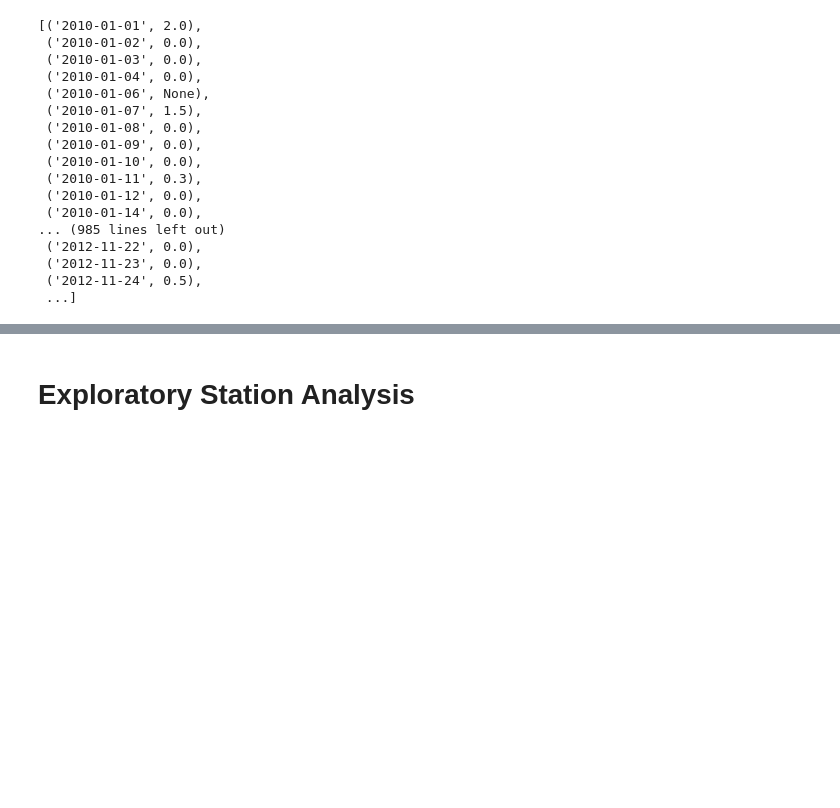
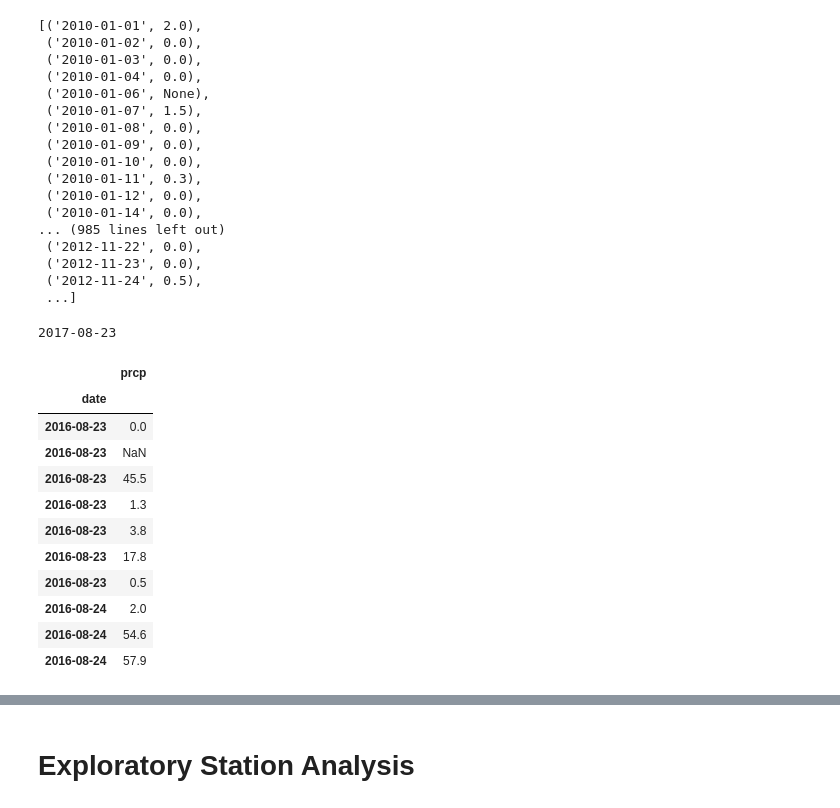
Before and after one commit to RHockley/sqlalchemy-challenge, a Jupyter notebook: Notebooks/climate_starter.ipynb, the cells around one changed output, grey strips where cells are left out. Cells and saved outputs as stored; diff of their text form; code cells hidden in the pictures; blank space fills up the shorter version.

```diff
--- a/Notebooks/climate_starter.ipynb
+++ b/Notebooks/climate_starter.ipynb
@@ -73,4 +74,10 @@ session.query(Measurement.date, Measurement.prcp).all()
  ...]
 # %%
 # Calculate the date one year from the last date in data set.
-last_date = session.query(func.max(Measurement.date)).scalar()
+last_date_query = engine.execute('SELECT date FROM Measurement ORDER BY date desc LIMIT 1')
+for date in last_date_query:
+    last_date = dt.datetime.strptime((date[0]), '%Y-%m-%d').date()
+
+print(last_date)
+# %% [output]
+2017-08-23
@@ -86,0 +90,23 @@ last_date = session.query(func.max(Measurement.date)).scalar()
+# %%
+# Save the query results as a Pandas DataFrame and set the index to the date column
+# Sort the dataframe by date
+# Use Pandas Plotting with Matplotlib to plot the data
+# Use Pandas to calcualte the summary statistics for the precipitation data
+
+
+climate_df = pd.DataFrame(past_year, columns=['date', 'prcp']).sort_values(by='date')
+climate_df.set_index('date', inplace=True)
+climate_df.head(10)
+# %% [output]
+|  | prcp |
+| date |  |
+| 2016-08-23 | 0.0 |
+| 2016-08-23 | NaN |
+| 2016-08-23 | 45.5 |
+| 2016-08-23 | 1.3 |
+| 2016-08-23 | 3.8 |
+| 2016-08-23 | 17.8 |
+| 2016-08-23 | 0.5 |
+| 2016-08-24 | 2.0 |
+| 2016-08-24 | 54.6 |
+| 2016-08-24 | 57.9 |
```
Also changed, not shown: parts of 14 cells of this notebook, 5 other files.
